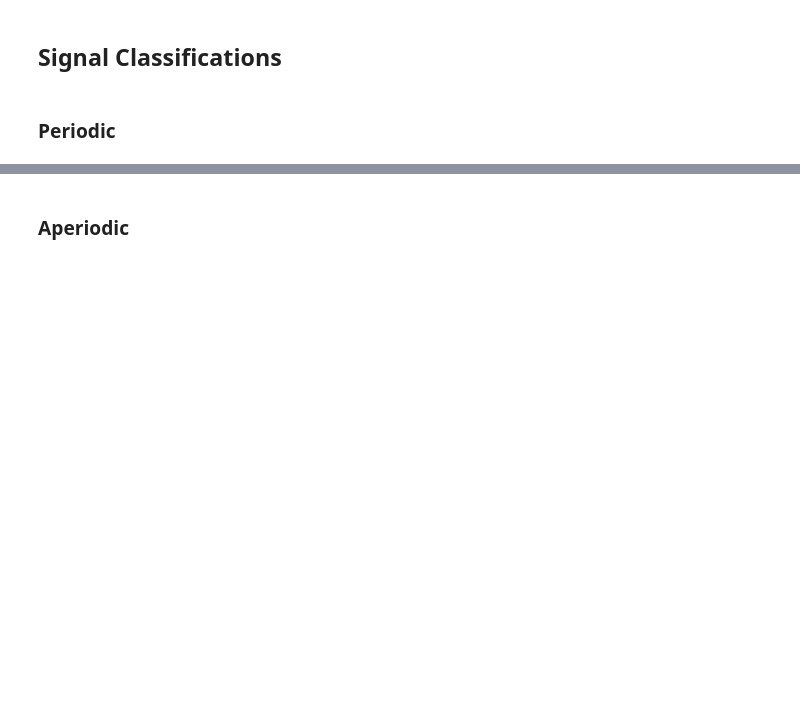
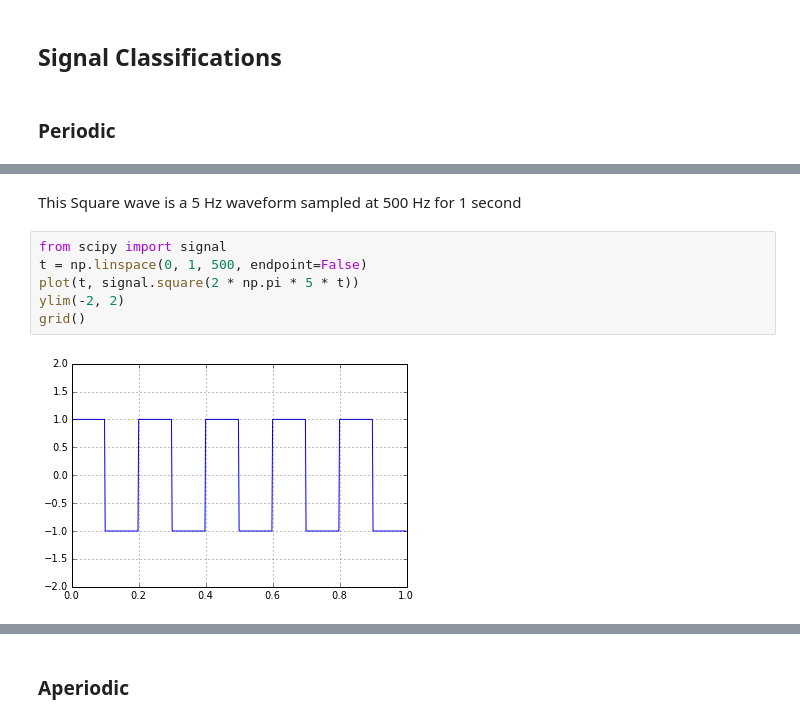
Before and after one commit to cpjobling/EG-247-Resources, a Jupyter notebook: introduction/Introduction.ipynb, the cells around one changed output, grey strips where cells are left out. Saved outputs shown, nothing was run; the diff lists cells and outputs as text; blank space fills up the shorter version.

Commit message:
Add periodic waveform

```diff
--- a/introduction/Introduction.ipynb
+++ b/introduction/Introduction.ipynb
@@ -190,0 +199,10 @@ In words, this system scales the present input by 3/4 and adds it to the past va
+# %% [markdown]
+This Square wave is a 5 Hz waveform sampled at 500 Hz for 1 second
+# %%
+from scipy import signal
+t = np.linspace(0, 1, 500, endpoint=False)
+plot(t, signal.square(2 * np.pi * 5 * t))
+ylim(-2, 2)
+grid()
+# %% [output]
+[figure, added]
```
Also changed, not shown: parts of 3 cells of this notebook, 1 other file.
